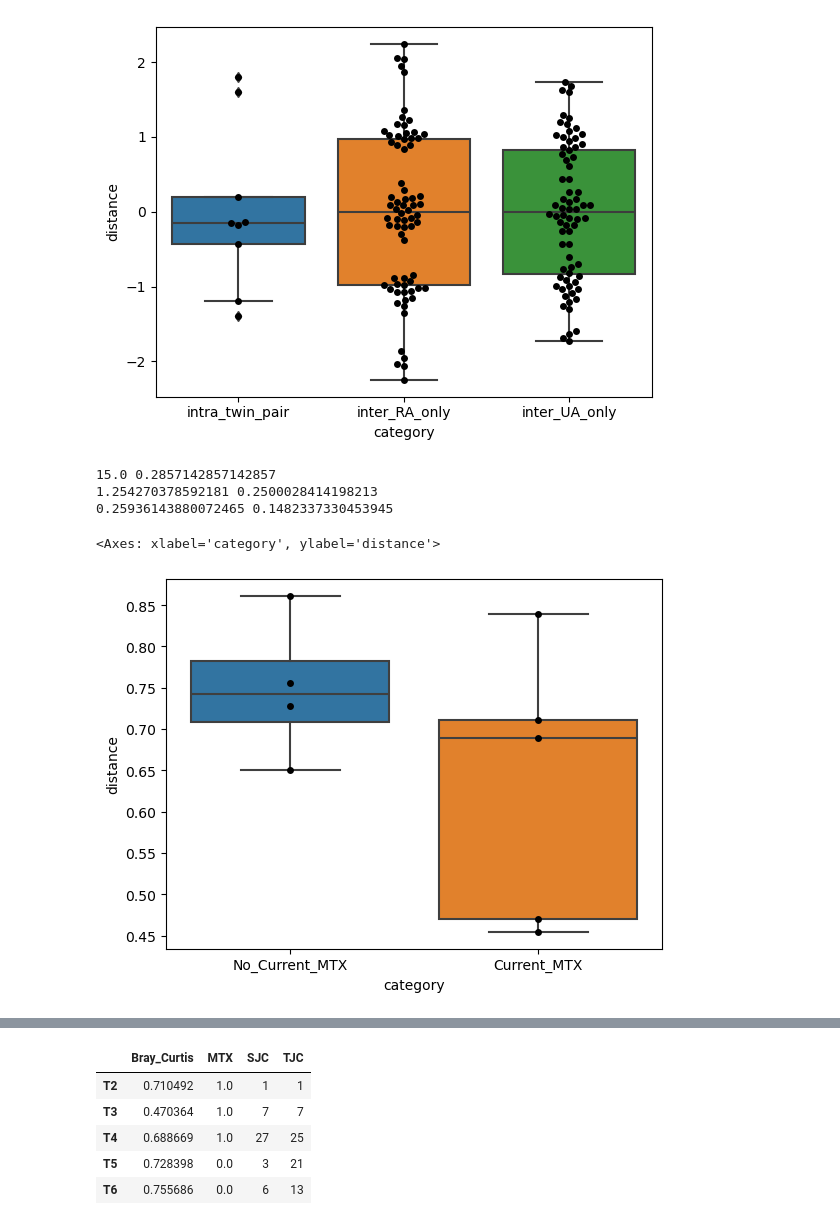
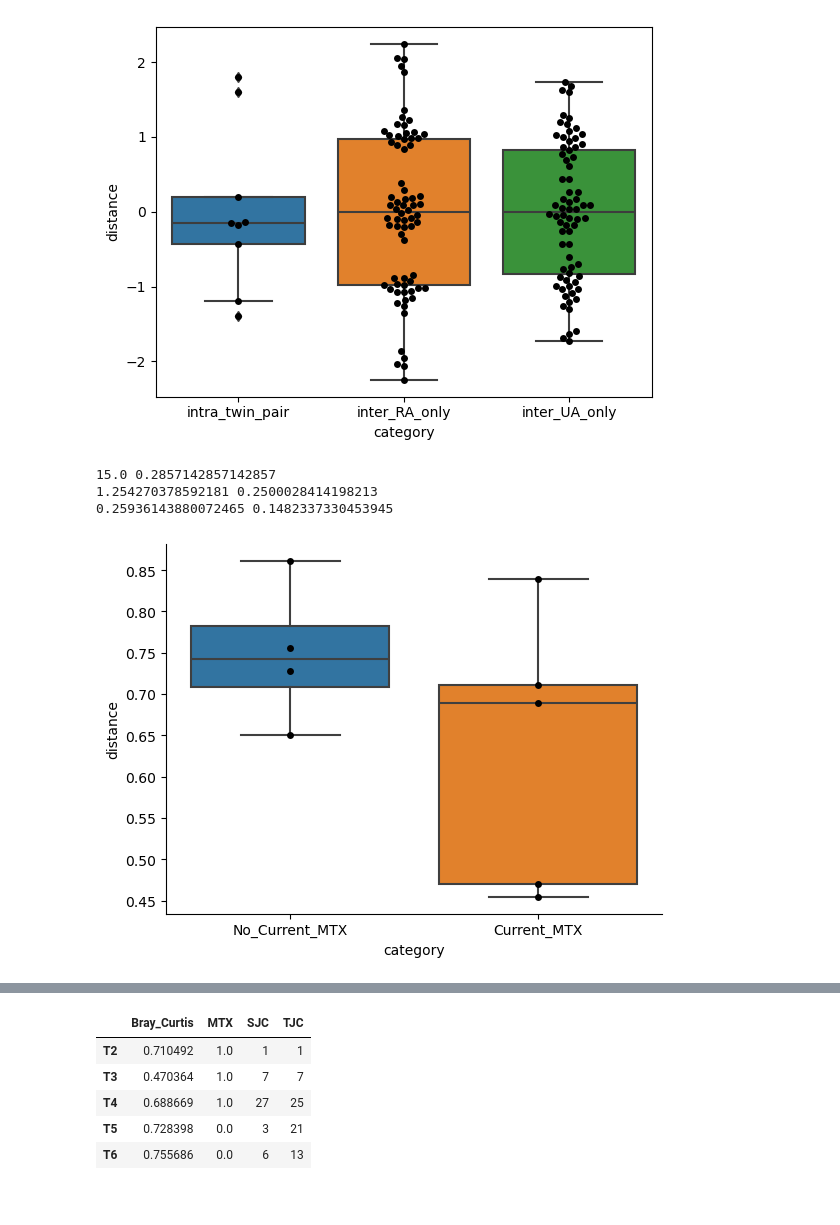
Before and after one commit to kbpi314/twinsra, a Jupyter notebook: code/twinsra_v4_shotgun.ipynb, the cells around one changed output, grey strips where cells are left out. Cells and saved outputs as stored; diff of their text form; code cells hidden in the pictures.

```diff
--- a/code/twinsra_v4_shotgun.ipynb
+++ b/code/twinsra_v4_shotgun.ipynb
@@ -235,35 +237,35 @@ inter_treated = df_paired_beta[df_paired_beta['MTX'] == 1]['Bray_Curtis']
 
 u, p = scipy.stats.mannwhitneyu(inter_untreated, inter_treated)
 print(u, p)
 
 t, p = scipy.stats.ttest_ind(inter_untreated, inter_treated)
 print(t, p)
 
 # sns.boxplot([inter_untreated, inter_treated])
 
 category = ['No_Current_MTX']*len(inter_untreated) + ['Current_MTX']*len(inter_treated)
 distances = list(inter_untreated) + list(inter_treated)
 df_dist = pd.DataFrame(data=np.array([category,distances]).T, columns=['category','distance'])
 df_dist['distance'] = df_dist['distance'].astype(float)
 
 # f test of variance
 
 F = np.var(inter_untreated) / np.var(inter_treated)
 df1 = len(inter_untreated) - 1
 df2 = len(inter_treated) - 1
 
 p_value = scipy.stats.f.cdf(F, df1, df2)
 
 print(F,p_value)
 
 sns.boxplot(data=df_dist, x='category', y='distance')
 sns.swarmplot(data=df_dist, x='category', y='distance', color='black')
+sns.despine()
 # %% [output]
 15.0 0.2857142857142857
 1.254270378592181 0.2500028414198213
 0.25936143880072465 0.1482337330453945
-<Axes: xlabel='category', ylabel='distance'>
-[figure, old version]
+[figure, new version]
 # %%
 # compare distances
 df_paired_div = pd.concat([df_paired_alpha, df_paired_beta], axis=1)
```
Also changed, not shown: parts of 40 cells of this notebook.
